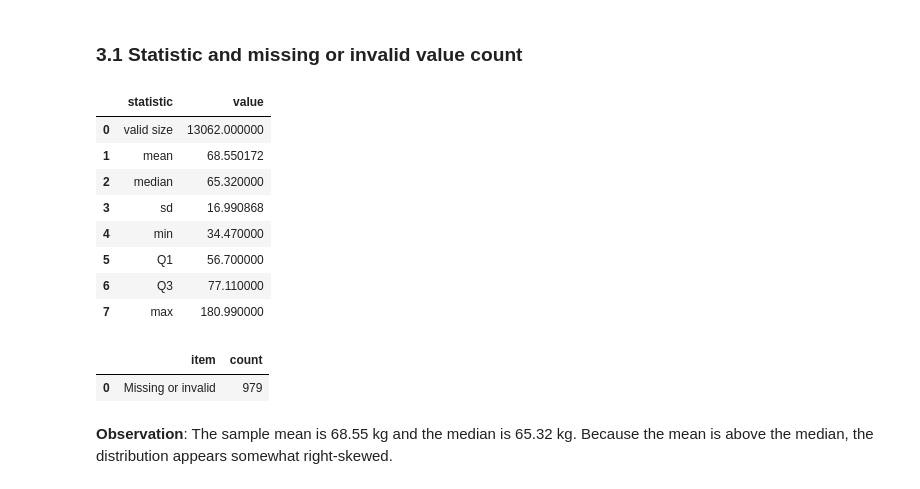
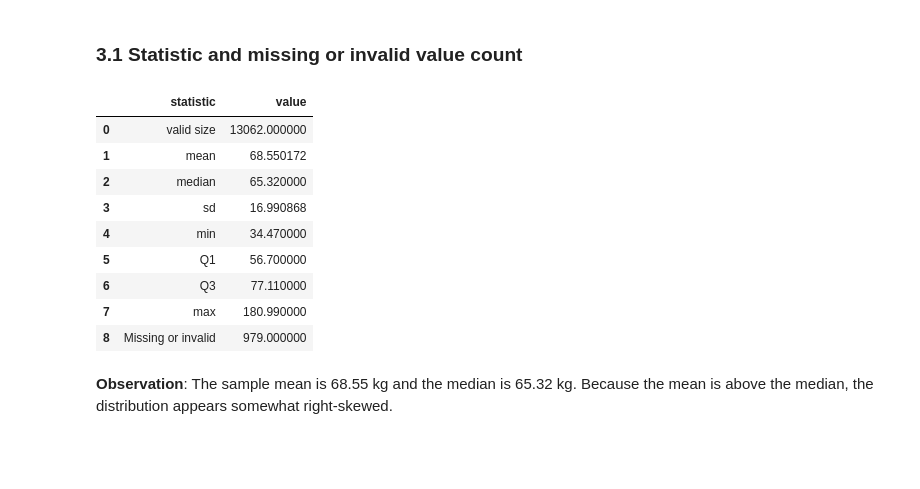
Before and after one commit to asd854026/2026-Spring-Stat2-Cycle2, a Jupyter notebook: notebooks/02_eda.ipynb, the cells around one changed output. Saved outputs shown, nothing was run; the diff lists cells and outputs as text; code cells hidden in the pictures; blank space fills up the shorter version.

```diff
--- a/notebooks/02_eda.ipynb
+++ b/notebooks/02_eda.ipynb
@@ -171,43 +171,32 @@ plt.show()
 # %%
 w = cont_valid[CONT_VAR]
 summary_stats = pd.DataFrame({
-    "statistic": ["valid size", "mean", "median", "sd", "min", "Q1", "Q3", "max"],
+    "statistic": ["valid size", "mean", "median", "sd", "min", "Q1", "Q3", "max", "Missing  or invalid"],
     "value": [
         int(w.shape[0]),
         float(w.mean()),
         float(w.median()),
         float(w.std(ddof=1)),
         float(w.min()),
         float(w.quantile(0.25)),
         float(w.quantile(0.75)),
-        float(w.max())
+        float(w.max()),
+        int(processed[CONT_VAR].isna().sum())
     ]
 })
 summary_stats.to_csv(TAB_DIR / "02_continuous_summary_stats.csv", index=False)
 display(summary_stats)
-
-# Missing or invalid count（在 processed 中已經合併為 NaN）
-cont_missing_invalid = pd.DataFrame({
-    "item": ["Missing  or invalid"],
-    "count": [
-        int(processed[CONT_VAR].isna().sum())
-    ]
-})
-
-cont_missing_invalid.to_csv(TAB_DIR / "02_continuous_missing_invalid_count.csv", index=False)
-display(cont_missing_invalid)
 # %% [output]
 |  | statistic | value |
 | 0 | valid size | 13062.000000 |
 | 1 | mean | 68.550172 |
 | 2 | median | 65.320000 |
 | 3 | sd | 16.990868 |
 | 4 | min | 34.470000 |
 | 5 | Q1 | 56.700000 |
 | 6 | Q3 | 77.110000 |
 | 7 | max | 180.990000 |
+| 8 | Missing or invalid | 979.000000 |
-|  | item | count |
-| 0 | Missing or invalid | 979 |
 # %% [markdown]
 **Observation**: The sample mean is 68.55 kg and the median is 65.32 kg. Because the mean is above the median, the distribution appears somewhat right-skewed.
 # %% [markdown]
```
Also changed, not shown: parts of 3 cells of this notebook, 9 other files.
